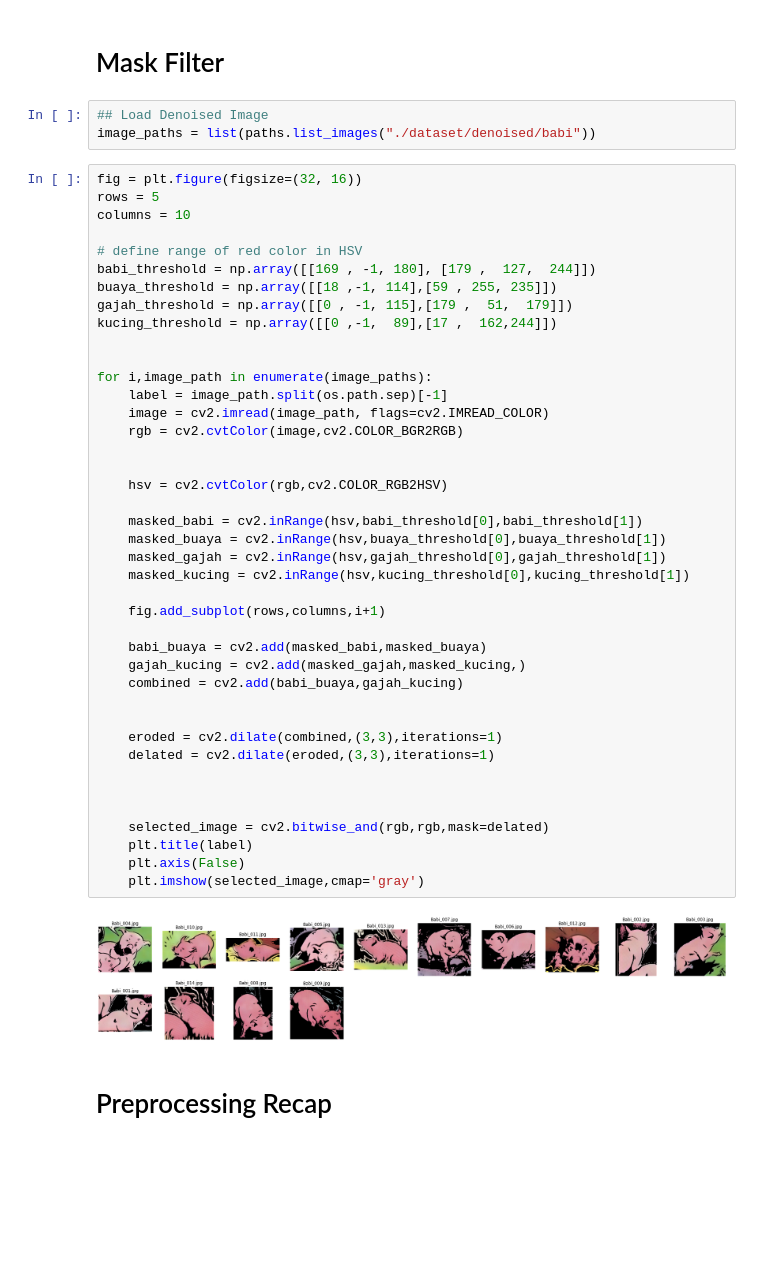
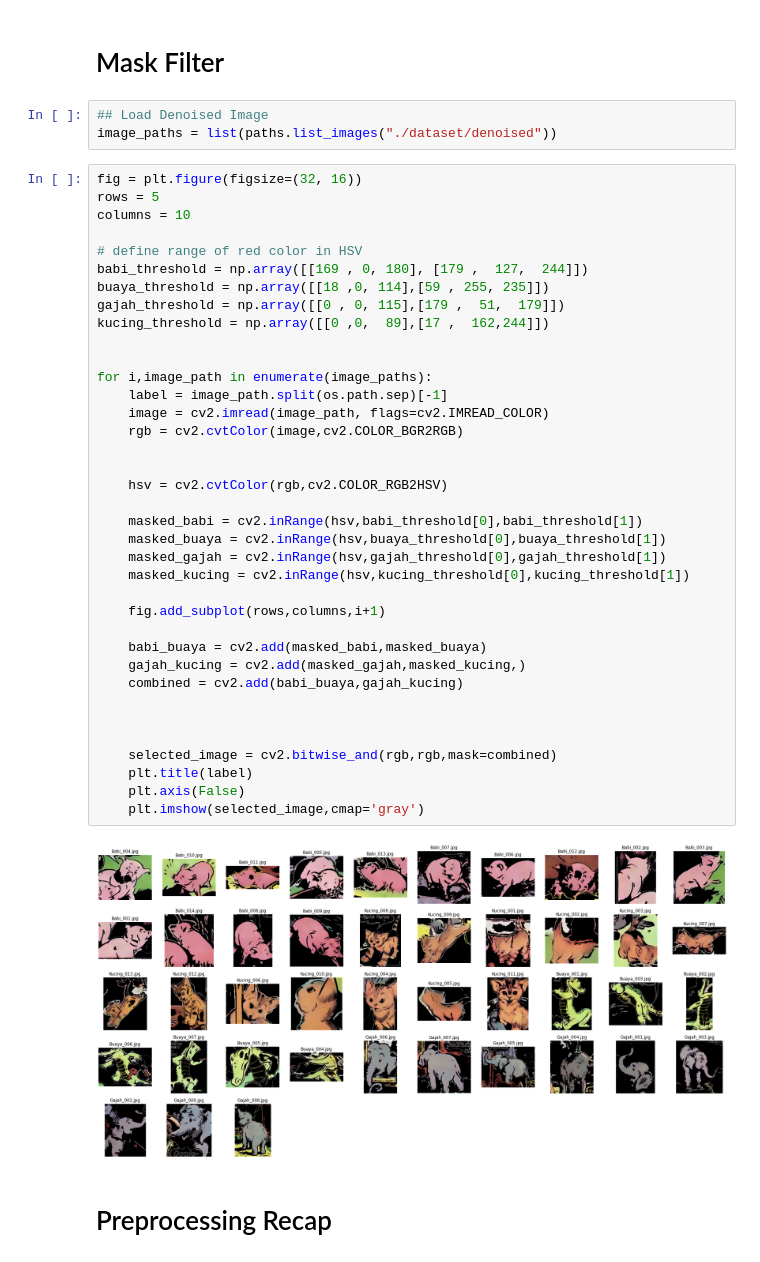
Before and after one commit to harysetiawan23/Comic-Image-Classification, a Jupyter notebook: image_color_selector_hsv.ipynb, the cells around one changed output. Saved outputs shown, nothing was run; the diff lists cells and outputs as text; blank space fills up the shorter version.

Commit message:
Update Image preprocessing

```diff
--- a/image_color_selector_hsv.ipynb
+++ b/image_color_selector_hsv.ipynb
@@ -41,50 +41,46 @@ for i,image_path in enumerate(image_paths):
 # Mask Filter
 # %%
 ## Load Denoised Image
-image_paths = list(paths.list_images("./dataset/denoised/babi"))
+image_paths = list(paths.list_images("./dataset/denoised"))
 # %%
 fig = plt.figure(figsize=(32, 16))
 rows = 5
 columns = 10
 
 # define range of red color in HSV
-babi_threshold = np.array([[169 , -1, 180], [179 ,  127,  244]])
-buaya_threshold = np.array([[18 ,-1, 114],[59 , 255, 235]])
-gajah_threshold = np.array([[0 , -1, 115],[179 ,  51,  179]])
-kucing_threshold = np.array([[0 ,-1,  89],[17 ,  162,244]])
+babi_threshold = np.array([[169 , 0, 180], [179 ,  127,  244]])
+buaya_threshold = np.array([[18 ,0, 114],[59 , 255, 235]])
+gajah_threshold = np.array([[0 , 0, 115],[179 ,  51,  179]])
+kucing_threshold = np.array([[0 ,0,  89],[17 ,  162,244]])
 
 
 for i,image_path in enumerate(image_paths):
     label = image_path.split(os.path.sep)[-1]
     image = cv2.imread(image_path, flags=cv2.IMREAD_COLOR)
     rgb = cv2.cvtColor(image,cv2.COLOR_BGR2RGB)
 
 
     hsv = cv2.cvtColor(rgb,cv2.COLOR_RGB2HSV)
 
     masked_babi = cv2.inRange(hsv,babi_threshold[0],babi_threshold[1])
     masked_buaya = cv2.inRange(hsv,buaya_threshold[0],buaya_threshold[1])
     masked_gajah = cv2.inRange(hsv,gajah_threshold[0],gajah_threshold[1])
     masked_kucing = cv2.inRange(hsv,kucing_threshold[0],kucing_threshold[1])
 
     fig.add_subplot(rows,columns,i+1)
 
     babi_buaya = cv2.add(masked_babi,masked_buaya)
     gajah_kucing = cv2.add(masked_gajah,masked_kucing,)
     combined = cv2.add(babi_buaya,gajah_kucing)
 
 
-    eroded = cv2.dilate(combined,(3,3),iterations=1)
-    delated = cv2.dilate(eroded,(3,3),iterations=1)
 
-
-
-    selected_image = cv2.bitwise_and(rgb,rgb,mask=delated)
+    selected_image = cv2.bitwise_and(rgb,rgb,mask=combined)
     plt.title(label)
     plt.axis(False)
     plt.imshow(selected_image,cmap='gray')
 # %% [output]
-[figure, old version]
+[figure, new version]
 # %% [markdown]
 # Preprocessing Recap
 # %%
```
Also changed, not shown: parts of 1 cell of this notebook.
